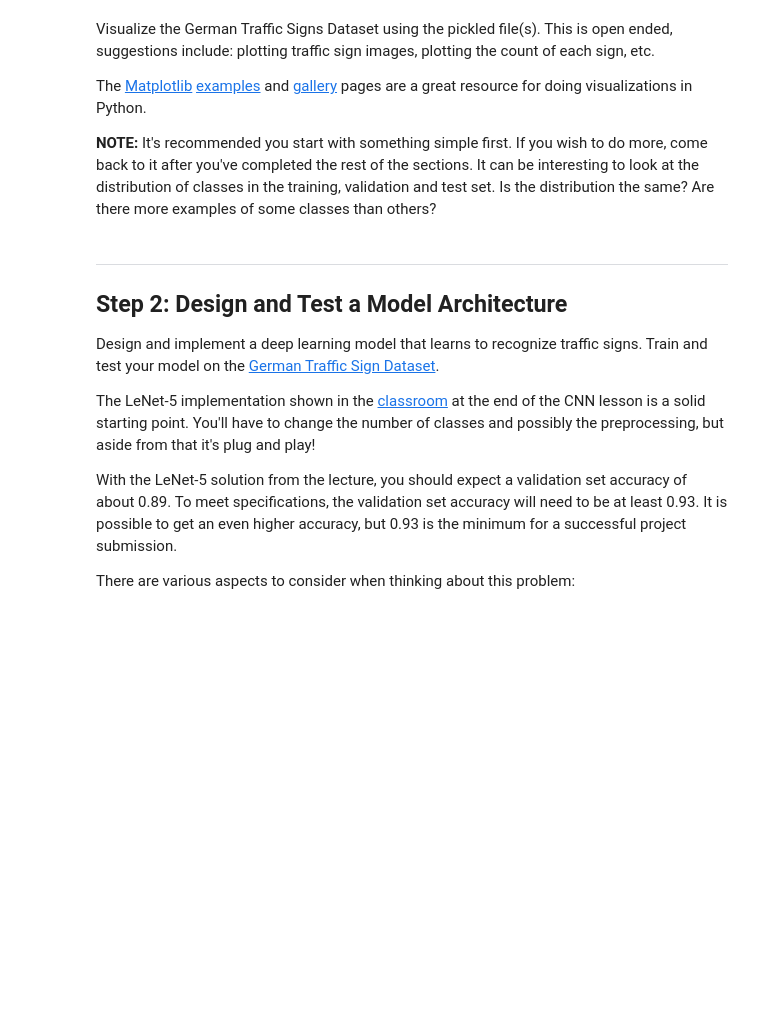
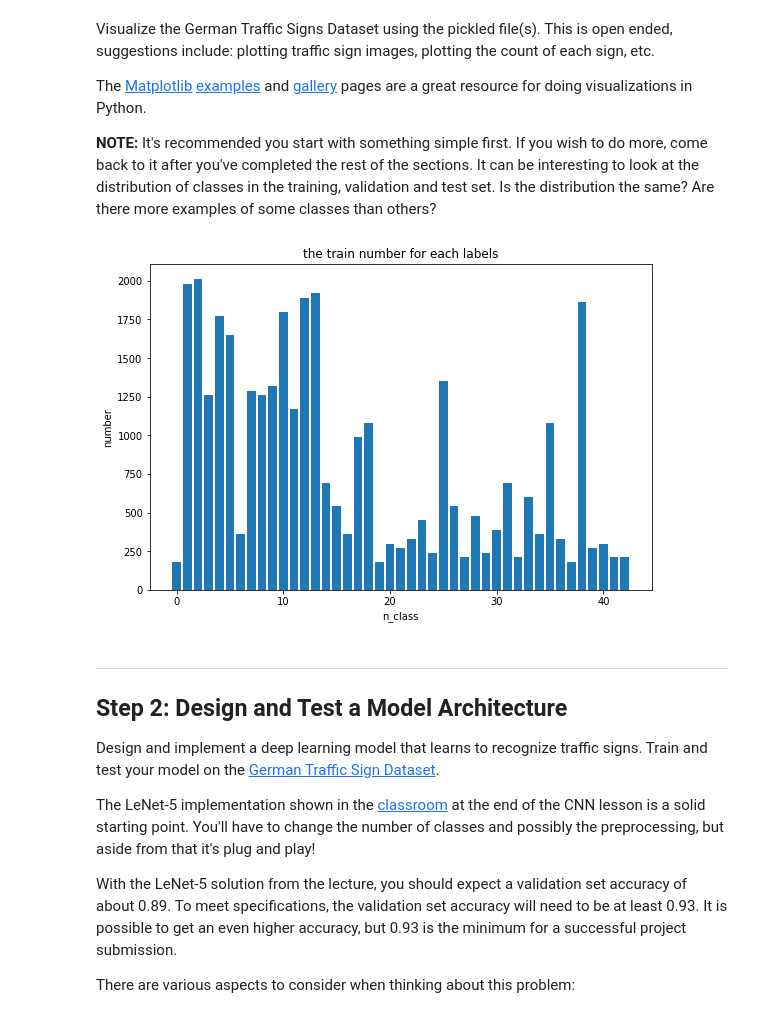
Before and after one commit to wangzhe0912/CarND-Traffic-Sign-Classifier-Project1, a Jupyter notebook: Traffic_Sign_Classifier.ipynb, the cells around one changed output. Cells and saved outputs as stored; diff of their text form; code cells hidden in the pictures; blank space fills up the shorter version.

```diff
--- a/Traffic_Sign_Classifier.ipynb
+++ b/Traffic_Sign_Classifier.ipynb
@@ -105,3 +111,18 @@ import matplotlib.pyplot as plt
+# %%
+### Data exploration visualization code goes here.
+### Feel free to use as many code cells as needed.
+n_class_number_list = np.zeros(n_classes)
+for label in y_train:
+    n_class_number_list[label] += 1
+
+plt.figure(figsize=(9,6))
+plt.bar(range(n_classes), n_class_number_list)
+plt.xlabel("n_class")
+plt.ylabel("number")
+plt.title("the train number for each labels")
+plt.show()
+# %% [output]
+[figure, added]
 # %% [markdown]
 ----
 
```
Also changed, not shown: parts of 25 cells of this notebook, 18 other files.
